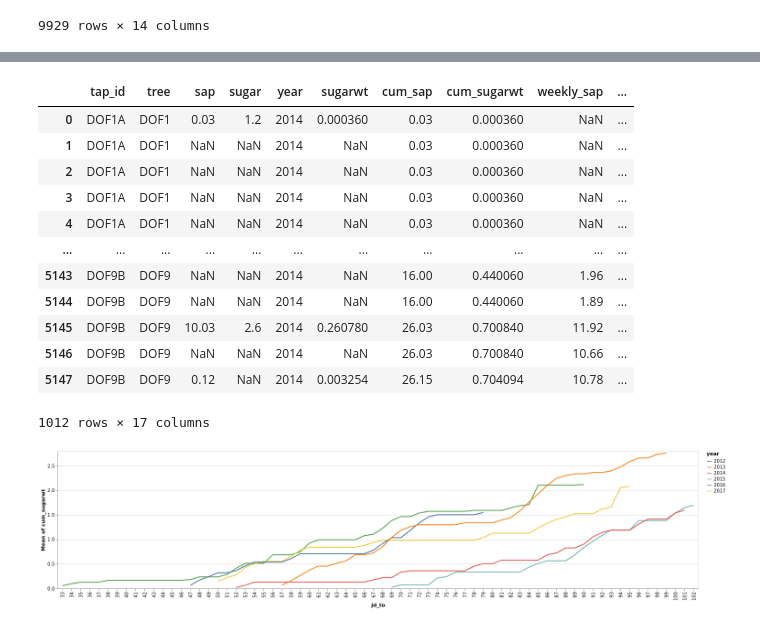
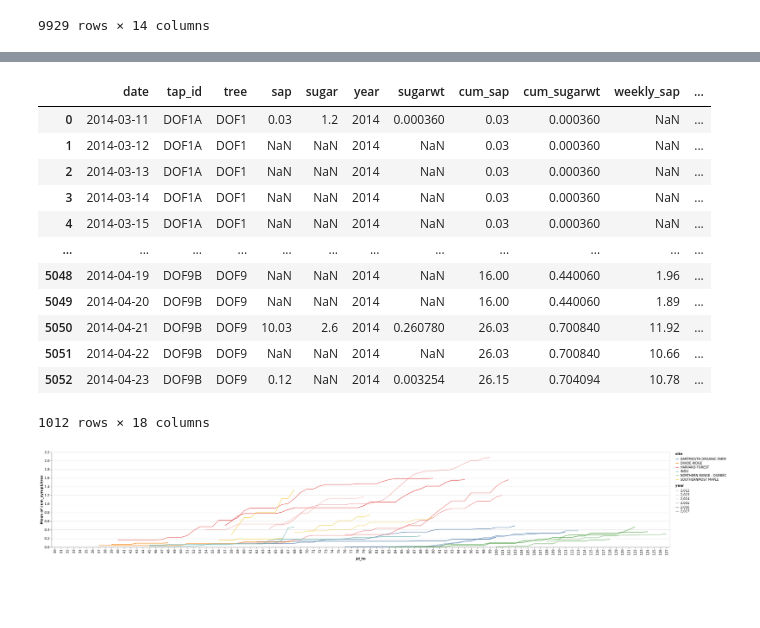
Before and after one commit to spentelow/sapflow, a Jupyter notebook: src/houle_analysis_norm.ipynb, the cells around one changed output, grey strips where cells are left out. Saved outputs shown, nothing was run; the diff lists cells and outputs as text; code cells hidden in the pictures; blank space fills up the shorter version.

```diff
--- a/src/houle_analysis_norm.ipynb
+++ b/src/houle_analysis_norm.ipynb
@@ -252,28 +280,29 @@ a
 # %%
-b = a.merge(site, on='tree', how='left')
+b = a.reset_index().merge(site, on='tree', how='left')
 b[(b['site']=='DARTMOUTH ORGANIC FARM') & (b['year']==2014)]
 # %% [output]
-|  | tap_id | tree | sap | sugar | year | sugarwt | cum_sap | cum_sugarwt | weekly_sap | ... |
-| 0 | DOF1A | DOF1 | 0.03 | 1.2 | 2014 | 0.000360 | 0.03 | 0.000360 | NaN | ... |
-| 1 | DOF1A | DOF1 | NaN | NaN | 2014 | NaN | 0.03 | 0.000360 | NaN | ... |
-| 2 | DOF1A | DOF1 | NaN | NaN | 2014 | NaN | 0.03 | 0.000360 | NaN | ... |
-| 3 | DOF1A | DOF1 | NaN | NaN | 2014 | NaN | 0.03 | 0.000360 | NaN | ... |
-| 4 | DOF1A | DOF1 | NaN | NaN | 2014 | NaN | 0.03 | 0.000360 | NaN | ... |
-| ... | ... | ... | ... | ... | ... | ... | ... | ... | ... | ... |
-| 5143 | DOF9B | DOF9 | NaN | NaN | 2014 | NaN | 16.00 | 0.440060 | 1.96 | ... |
-| 5144 | DOF9B | DOF9 | NaN | NaN | 2014 | NaN | 16.00 | 0.440060 | 1.89 | ... |
-| 5145 | DOF9B | DOF9 | 10.03 | 2.6 | 2014 | 0.260780 | 26.03 | 0.700840 | 11.92 | ... |
-| 5146 | DOF9B | DOF9 | NaN | NaN | 2014 | NaN | 26.03 | 0.700840 | 10.66 | ... |
-| 5147 | DOF9B | DOF9 | 0.12 | NaN | 2014 | 0.003254 | 26.15 | 0.704094 | 10.78 | ... |
+|  | date | tap_id | tree | sap | sugar | year | sugarwt | cum_sap | cum_sugarwt | weekly_sap | ... |
+| 0 | 2014-03-11 | DOF1A | DOF1 | 0.03 | 1.2 | 2014 | 0.000360 | 0.03 | 0.000360 | NaN | ... |
+| 1 | 2014-03-12 | DOF1A | DOF1 | NaN | NaN | 2014 | NaN | 0.03 | 0.000360 | NaN | ... |
+| 2 | 2014-03-13 | DOF1A | DOF1 | NaN | NaN | 2014 | NaN | 0.03 | 0.000360 | NaN | ... |
+| 3 | 2014-03-14 | DOF1A | DOF1 | NaN | NaN | 2014 | NaN | 0.03 | 0.000360 | NaN | ... |
+| 4 | 2014-03-15 | DOF1A | DOF1 | NaN | NaN | 2014 | NaN | 0.03 | 0.000360 | NaN | ... |
+| ... | ... | ... | ... | ... | ... | ... | ... | ... | ... | ... | ... |
+| 5048 | 2014-04-19 | DOF9B | DOF9 | NaN | NaN | 2014 | NaN | 16.00 | 0.440060 | 1.96 | ... |
+| 5049 | 2014-04-20 | DOF9B | DOF9 | NaN | NaN | 2014 | NaN | 16.00 | 0.440060 | 1.89 | ... |
+| 5050 | 2014-04-21 | DOF9B | DOF9 | 10.03 | 2.6 | 2014 | 0.260780 | 26.03 | 0.700840 | 11.92 | ... |
+| 5051 | 2014-04-22 | DOF9B | DOF9 | NaN | NaN | 2014 | NaN | 26.03 | 0.700840 | 10.66 | ... |
+| 5052 | 2014-04-23 | DOF9B | DOF9 | 0.12 | NaN | 2014 | 0.003254 | 26.15 | 0.704094 | 10.78 | ... |
-1012 rows × 17 columns
+1012 rows × 18 columns
 # %%
-alt.Chart(b[(b['site']=='HARVARD FOREST')]).mark_line().encode(
-    alt.Y('mean(cum_sugarwt)'),
+alt.Chart(b).mark_line().encode(
+    alt.Y('mean(cum_syrupLitres)'),
     alt.X('jd_to:O'),
-    color = 'year:N'
+    color = 'site:N',
+    opacity = 'year'
 ).interactive()
 # %% [output]
-[figure, old version]
+[figure, new version]
 # %%
 alt.Chart(b).mark_line().encode(
     alt.Y('mean(weekly_sap)'),
```
Also changed, not shown: parts of 9 cells of this notebook.
